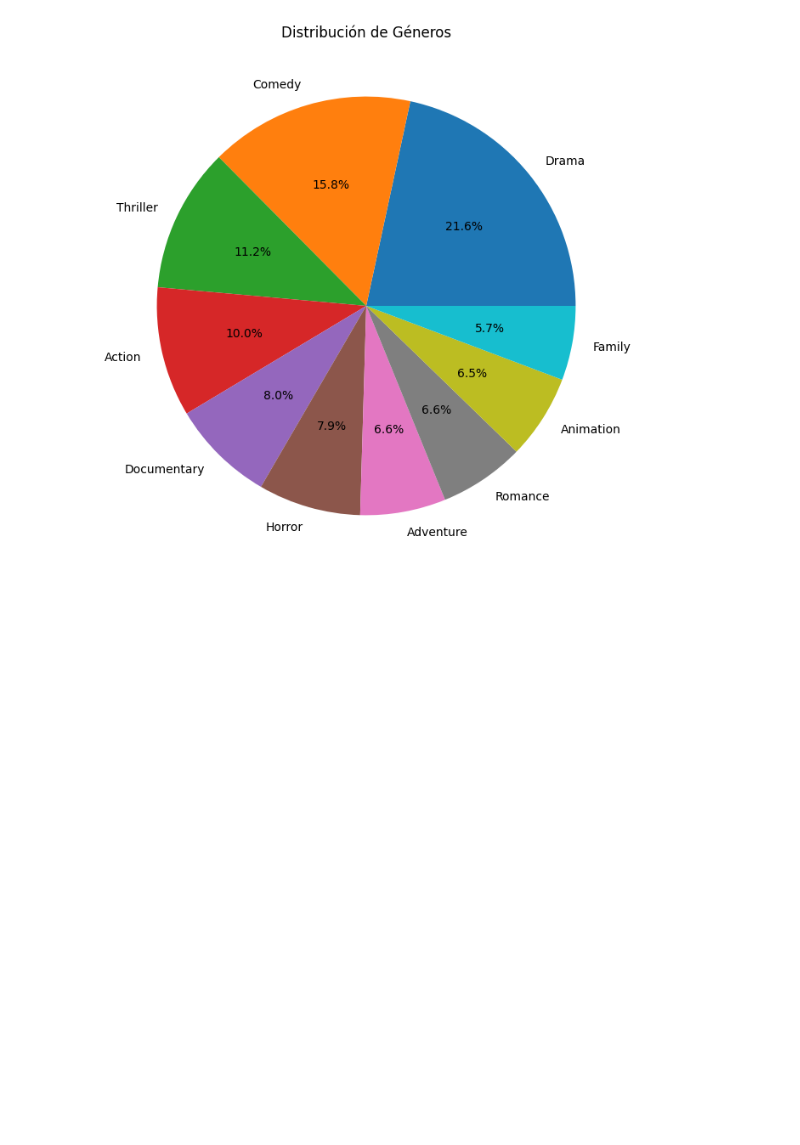
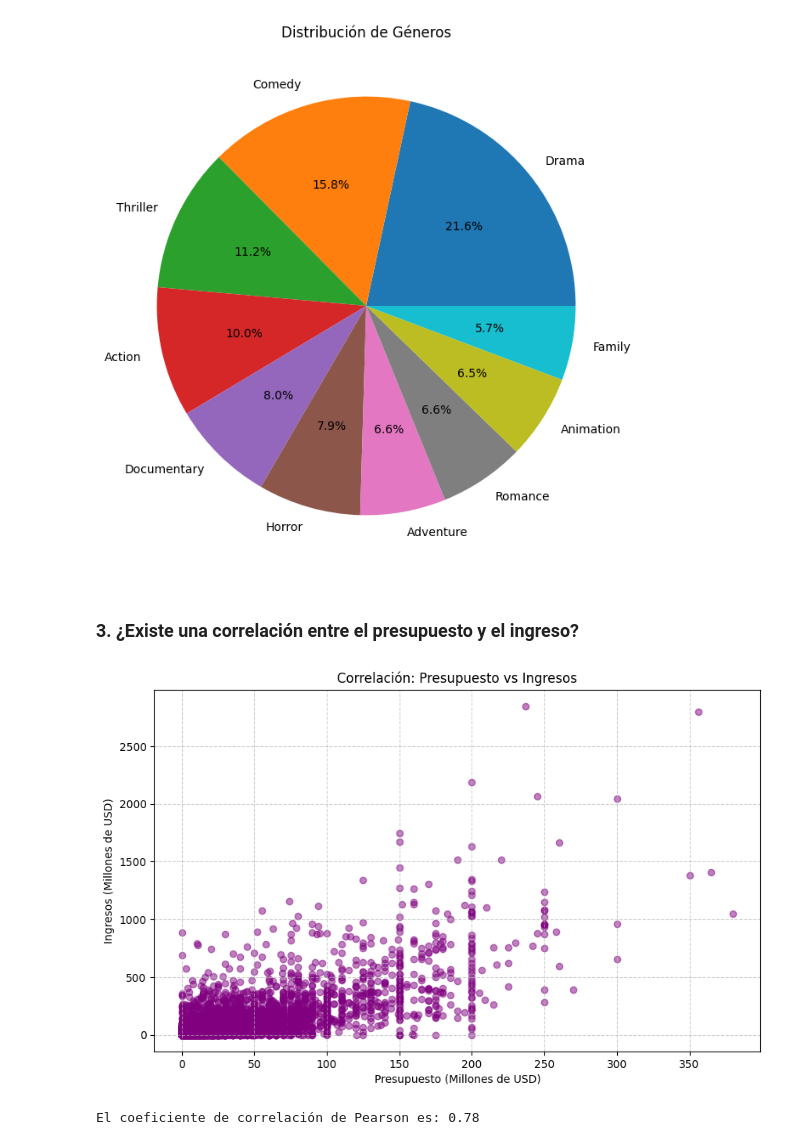
Before and after one commit to jcdiegolopez/MD-LAB01, a Jupyter notebook: main.ipynb, the cells around one changed output. Drawn from its saved outputs; the diff is of its cells as text; code cells hidden in the pictures; blank space fills up the shorter version.

```diff
--- a/main.ipynb
+++ b/main.ipynb
@@ -1434,3 +1434,26 @@ generos_frecuentes.plot(kind='pie', autopct='%1.1f%%', figsize=(8,8), title='Dis
 plt.show()
 # %% [output]
 [figure]
+# %% [markdown]
+### 3. ¿Existe una correlación entre el presupuesto y el ingreso?
+# %%
+# 8. ¿Existe una correlación entre el presupuesto y el ingreso?
+plt.figure(figsize=(10, 6))
+
+# Dividimos entre 1,000,000 para medir en Millones de USD
+presupuesto_milli = datos['budget'] / 1e6
+ingresos_milli = datos['revenue'] / 1e6
+
+plt.scatter(presupuesto_milli, ingresos_milli, alpha=0.5, color='purple')
+
+plt.title('Correlación: Presupuesto vs Ingresos')
+plt.xlabel('Presupuesto (Millones de USD)')
+plt.ylabel('Ingresos (Millones de USD)')
+plt.grid(True, linestyle='--', alpha=0.6)
+plt.show()
+
+correlation = datos['budget'].corr(datos['revenue'])
+print(f"El coeficiente de correlación de Pearson es: {correlation:.2f}")
+# %% [output]
+[figure, added]
+El coeficiente de correlación de Pearson es: 0.78
```
Also changed, not shown: parts of 1 cell of this notebook.
